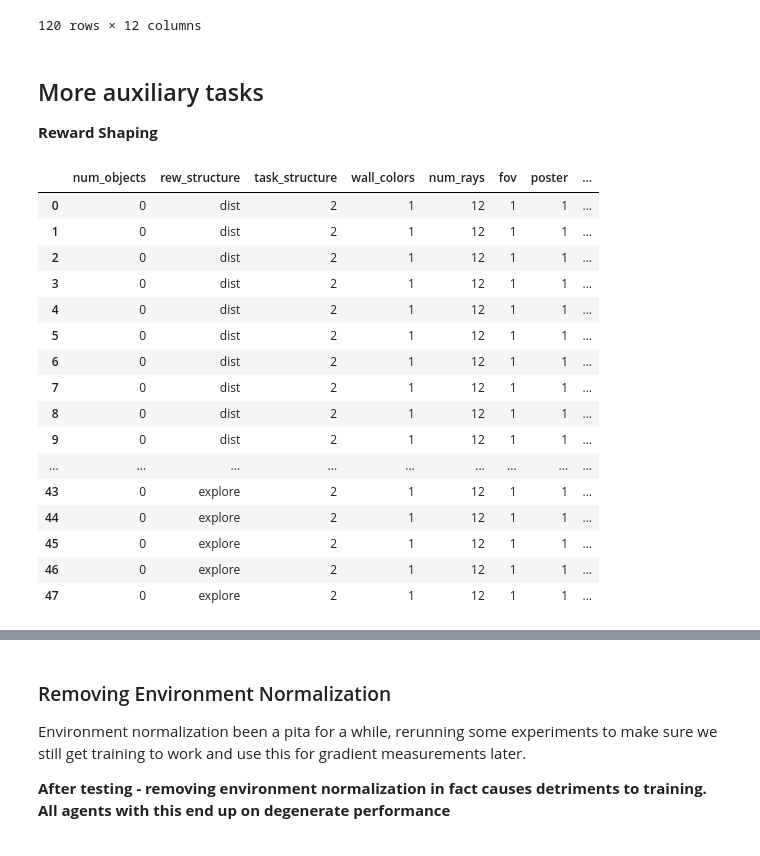
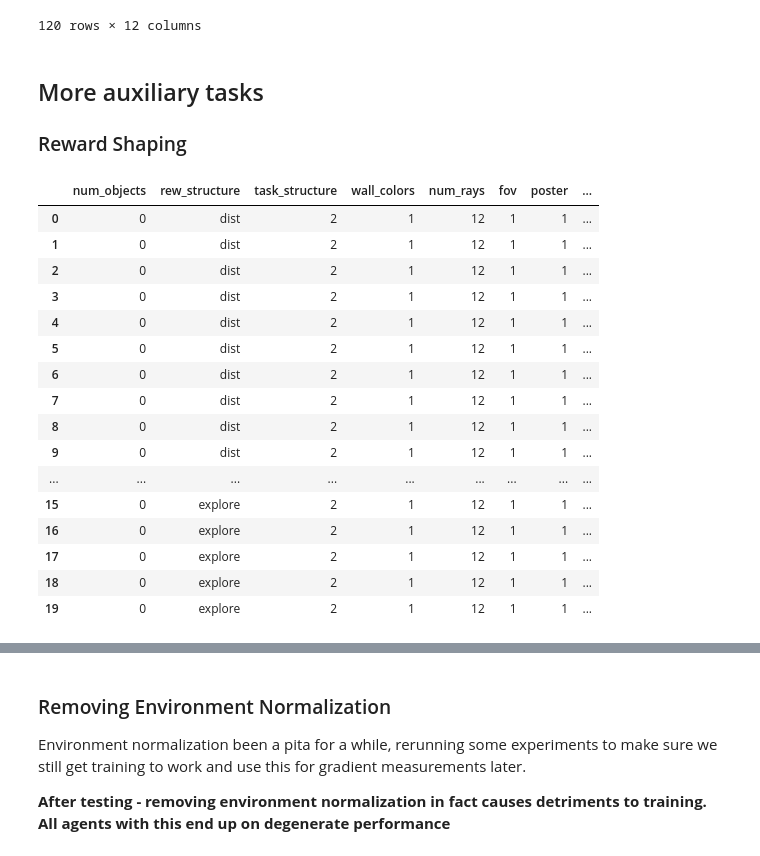
Before and after one commit to liuandrew/training-rl-algo, a Jupyter notebook: write_and_test/write_experiments.ipynb, the cells around one changed output, grey strips where cells are left out. Saved outputs shown, nothing was run; the diff lists cells and outputs as text; code cells hidden in the pictures.

```diff
--- a/write_and_test/write_experiments.ipynb
+++ b/write_and_test/write_experiments.ipynb
@@ -3981,76 +4177,76 @@ for width in network_widths:
 # %% [markdown]
 ## More auxiliary tasks
 
-**Reward Shaping**
+### Reward Shaping
 # %%
 #Additional trials
 auxiliary_task_names = ['rewdist', 'rewexplore']
 rew_structures = ['dist', 'explore']
 # auxiliary_task_names = ['rewexplore']
 # rew_structures = ['explore']
 num_trials = 3
 
 width = 16
 rows = []
 
 # batch_sizes = [1, 8, 32, 128]
 # batch_sizes = [16, 64, 96]
-batch_sizes = [8, 16, 32, 64, 96, 128]
+batch_sizes = [16, 32]
+# batch_sizes = [8, 16, 32, 64, 96, 128]
 for n, aux_name in enumerate(auxiliary_task_names):
     for batch in batch_sizes:
-        for j, aux_name in enumerate(auxiliary_task_names):
-            for i in range(3, 5):
-                exp_name = f'nav_pdistal_batch{batch}aux{aux_name}_t{i}'
+        for i in range(5, 10):
+            exp_name = f'nav_pdistal_batch{batch}aux{aux_name}_t{i}'
 
-                env_kwargs = {'num_objects': 0, 'rew_structure': rew_structures[n],
-                              'task_structure': 2, 'wall_colors': 1, 'num_rays': 12, 'fov': 1,
-                              'poster': 1, 'character_reset_pos': 1}
-                row = env_kwargs.copy()
-                row['name'] = exp_name
-                row['layer_width'] = width
-                row['batch_size'] = batch
+            env_kwargs = {'num_objects': 0, 'rew_structure': rew_structures[n],
+                          'task_structure': 2, 'wall_colors': 1, 'num_rays': 12, 'fov': 1,
+                          'poster': 1, 'character_reset_pos': 1}
+            row = env_kwargs.copy()
+            row['name'] = exp_name
+            row['layer_width'] = width
+            row['batch_size'] = batch
 
-                rows.append(row)
-                config = {
-                    'wandb_project_name': 'Nav_Shared_Layers',
-                    'exp_name': exp_name,
-                    'save_name': exp_name,
-                    'num_env_steps': 3000000,
-                    'env_name': 'NavEnv-v0',
-                    'algo': 'ppo',
-                    'num_mini_batch': 10,
-                    'num_processes': 100,
-                    'num_steps': batch,
-                    'checkpoint_interval': 10,
-                    'recurrent': True,
-                    'seed': i,
-                    'no_cuda': True,
-                    'env_kwargs': env_kwargs,
-                    'nn_base': 'FlexBase',
-                    'nn_base_kwargs': {'hidden_size': width}
-                }
+            rows.append(row)
+            config = {
+                'wandb_project_name': 'Nav_Shared_Layers',
+                'exp_name': exp_name,
+                'save_name': exp_name,
+                'num_env_steps': 3000000,
+                'env_name': 'NavEnv-v0',
+                'algo': 'ppo',
+                'num_mini_batch': 10,
+                'num_processes': 100,
+                'num_steps': batch,
+                'checkpoint_interval': 10,
+                'recurrent': True,
+                'seed': i,
+                'no_cuda': True,
+                'env_kwargs': env_kwargs,
+                'nn_base': 'FlexBase',
+                'nn_base_kwargs': {'hidden_size': width}
+            }
 
-                pickle.dump(config, open('../experiment_configs/' + exp_name, 'wb'))
+            pickle.dump(config, open('../experiment_configs/' + exp_name, 'wb'))
 
 pd.DataFrame(rows)
 # %% [output]
 |  | num_objects | rew_structure | task_structure | wall_colors | num_rays | fov | poster | ... |
 | 0 | 0 | dist | 2 | 1 | 12 | 1 | 1 | ... |
 | 1 | 0 | dist | 2 | 1 | 12 | 1 | 1 | ... |
 | 2 | 0 | dist | 2 | 1 | 12 | 1 | 1 | ... |
 | 3 | 0 | dist | 2 | 1 | 12 | 1 | 1 | ... |
 | 4 | 0 | dist | 2 | 1 | 12 | 1 | 1 | ... |
 | 5 | 0 | dist | 2 | 1 | 12 | 1 | 1 | ... |
 | 6 | 0 | dist | 2 | 1 | 12 | 1 | 1 | ... |
 | 7 | 0 | dist | 2 | 1 | 12 | 1 | 1 | ... |
 | 8 | 0 | dist | 2 | 1 | 12 | 1 | 1 | ... |
 | 9 | 0 | dist | 2 | 1 | 12 | 1 | 1 | ... |
 | ... | ... | ... | ... | ... | ... | ... | ... | ... |
-| 43 | 0 | explore | 2 | 1 | 12 | 1 | 1 | ... |
-| 44 | 0 | explore | 2 | 1 | 12 | 1 | 1 | ... |
-| 45 | 0 | explore | 2 | 1 | 12 | 1 | 1 | ... |
-| 46 | 0 | explore | 2 | 1 | 12 | 1 | 1 | ... |
-| 47 | 0 | explore | 2 | 1 | 12 | 1 | 1 | ... |
+| 15 | 0 | explore | 2 | 1 | 12 | 1 | 1 | ... |
+| 16 | 0 | explore | 2 | 1 | 12 | 1 | 1 | ... |
+| 17 | 0 | explore | 2 | 1 | 12 | 1 | 1 | ... |
+| 18 | 0 | explore | 2 | 1 | 12 | 1 | 1 | ... |
+| 19 | 0 | explore | 2 | 1 | 12 | 1 | 1 | ... |
 # %%
 #Additional trials
 auxiliary_task_names = ['rewdist', 'rewexplore']
```
Also changed, not shown: parts of 12 cells of this notebook, 18 other files.
